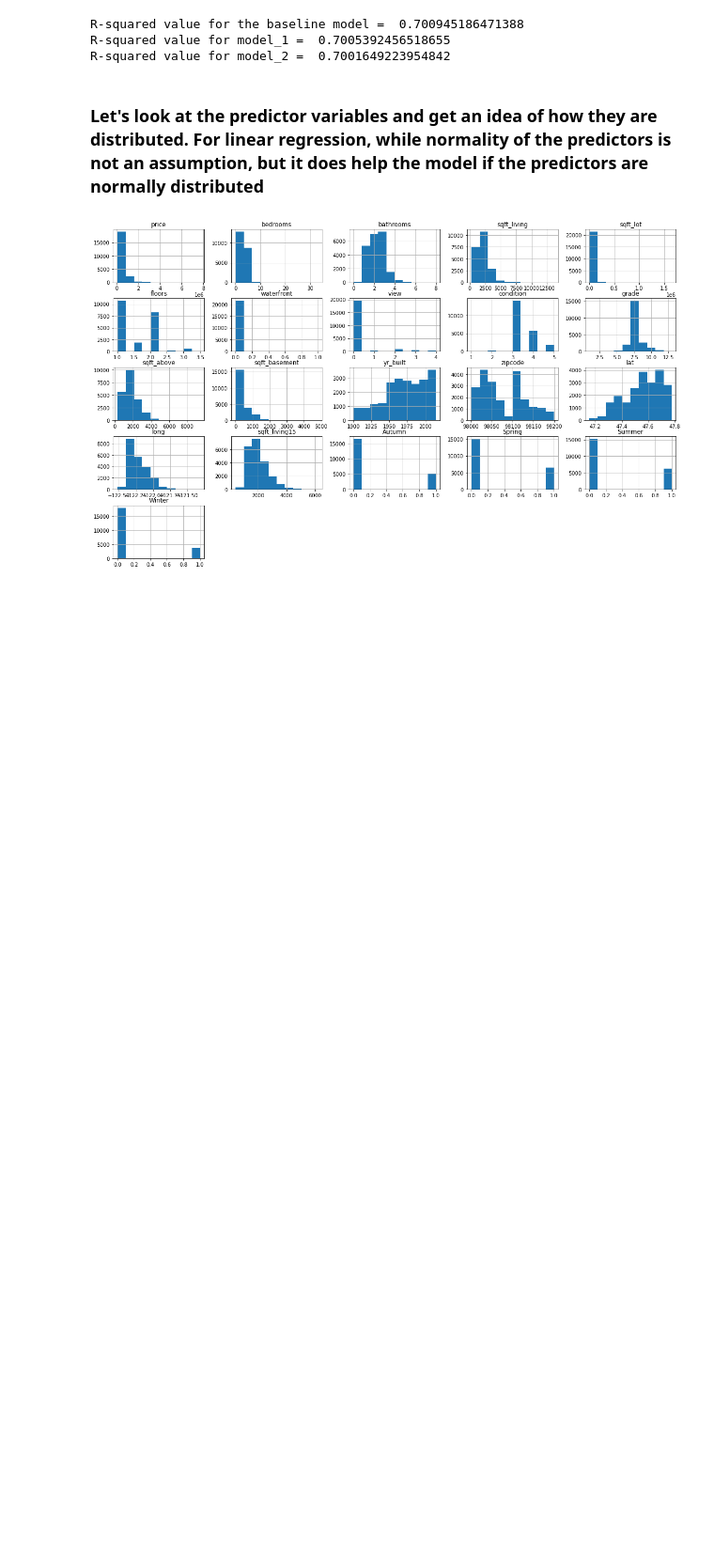
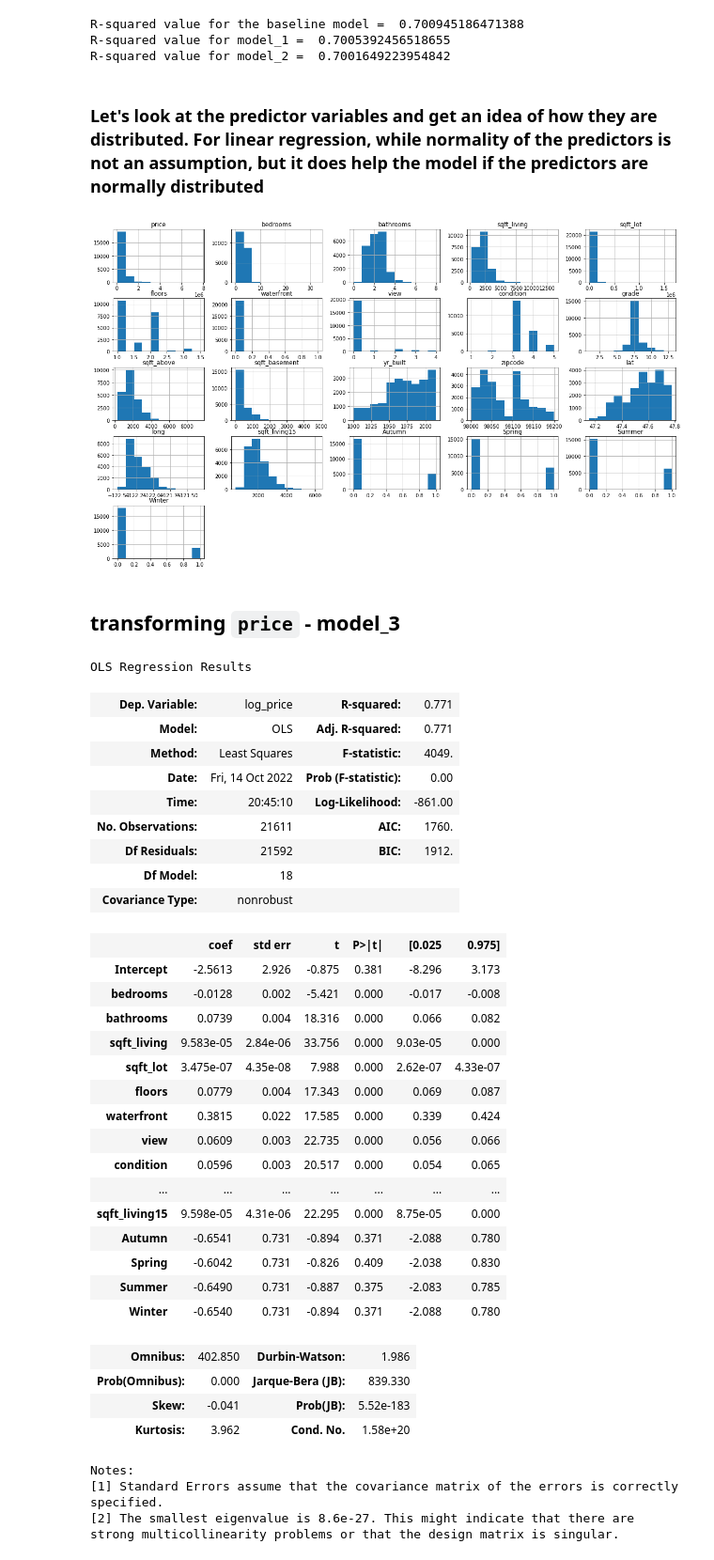
Before and after one commit to rahulakrish/linear_regression, a Jupyter notebook: phase2_project_rev1.ipynb, the cells around one changed output. Shown at 94% size. Saved outputs shown, nothing was run; the diff lists cells and outputs as text; code cells hidden in the pictures; blank space fills up the shorter version.

```diff
--- a/phase2_project_rev1.ipynb
+++ b/phase2_project_rev1.ipynb
@@ -354,3 +352,53 @@ fig,ax = plt.subplots(figsize=(20,12))
 pd.plotting.hist_frame(df1.drop(['date','month_of_sale','season','yr_renovated','sqft_lot15'],axis=1),ax= ax);
 # %% [output]
 [figure]
+# %% [markdown]
+## transforming  `price` - model_3
+# %%
+#transforming price
+df1['log_price'] = df1['price'].map(lambda x : np.log(x))
+
+# modelling with the transformed price
+outcome = 'log_price'
+variables = df1.drop(['price','log_price','date','month_of_sale','season','yr_renovated','sqft_lot15'],axis=1)
+variables_sum = '+'.join(variables.columns)
+
+f = outcome + '~' + variables_sum
+model_3 = ols(formula=f,data=df1).fit()
+
+model_3.summary()
+# %% [output]
+OLS Regression Results
+| Dep. Variable: | log_price | R-squared: | 0.771 |
+| Model: | OLS | Adj. R-squared: | 0.771 |
+| Method: | Least Squares | F-statistic: | 4049. |
+| Date: | Fri, 14 Oct 2022 | Prob (F-statistic): | 0.00 |
+| Time: | 20:45:10 | Log-Likelihood: | -861.00 |
+| No. Observations: | 21611 | AIC: | 1760. |
+| Df Residuals: | 21592 | BIC: | 1912. |
+| Df Model: | 18 |  |  |
+| Covariance Type: | nonrobust |  |  |
+|  | coef | std err | t | P>|t| | [0.025 | 0.975] |
+| Intercept | -2.5613 | 2.926 | -0.875 | 0.381 | -8.296 | 3.173 |
+| bedrooms | -0.0128 | 0.002 | -5.421 | 0.000 | -0.017 | -0.008 |
+| bathrooms | 0.0739 | 0.004 | 18.316 | 0.000 | 0.066 | 0.082 |
+| sqft_living | 9.583e-05 | 2.84e-06 | 33.756 | 0.000 | 9.03e-05 | 0.000 |
+| sqft_lot | 3.475e-07 | 4.35e-08 | 7.988 | 0.000 | 2.62e-07 | 4.33e-07 |
+| floors | 0.0779 | 0.004 | 17.343 | 0.000 | 0.069 | 0.087 |
+| waterfront | 0.3815 | 0.022 | 17.585 | 0.000 | 0.339 | 0.424 |
+| view | 0.0609 | 0.003 | 22.735 | 0.000 | 0.056 | 0.066 |
+| condition | 0.0596 | 0.003 | 20.517 | 0.000 | 0.054 | 0.065 |
+| ... | ... | ... | ... | ... | ... | ... |
+| sqft_living15 | 9.598e-05 | 4.31e-06 | 22.295 | 0.000 | 8.75e-05 | 0.000 |
+| Autumn | -0.6541 | 0.731 | -0.894 | 0.371 | -2.088 | 0.780 |
+| Spring | -0.6042 | 0.731 | -0.826 | 0.409 | -2.038 | 0.830 |
+| Summer | -0.6490 | 0.731 | -0.887 | 0.375 | -2.083 | 0.785 |
+| Winter | -0.6540 | 0.731 | -0.894 | 0.371 | -2.088 | 0.780 |
+| Omnibus: | 402.850 | Durbin-Watson: | 1.986 |
+| Prob(Omnibus): | 0.000 | Jarque-Bera (JB): | 839.330 |
+| Skew: | -0.041 | Prob(JB): | 5.52e-183 |
+| Kurtosis: | 3.962 | Cond. No. | 1.58e+20 |
+Notes:
+[1] Standard Errors assume that the covariance matrix of the errors is correctly specified.
+[2] The smallest eigenvalue is 8.6e-27. This might indicate that there are
+strong multicollinearity problems or that the design matrix is singular.
```
Also changed, not shown: parts of 46 cells of this notebook.
